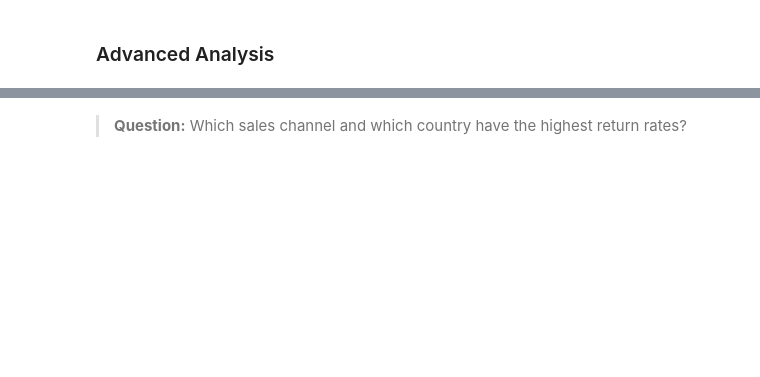
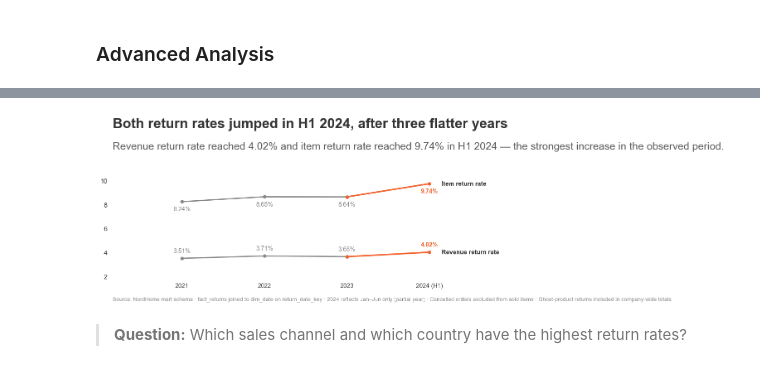
Before and after one commit to eileenheyer-cyber/nordhome_retail_analytics, a Jupyter notebook: 04_EDA/nordhome_eda.ipynb, the cells around one changed output, grey strips where cells are left out. Drawn from its saved outputs; the diff is of its cells as text; code cells hidden in the pictures; blank space fills up the shorter version.

```diff
--- a/04_EDA/nordhome_eda.ipynb
+++ b/04_EDA/nordhome_eda.ipynb
@@ -3011,3 +2964,99 @@ print(df_return_trend.to_string(index=False))
+# %%
+returned_trend = pd.read_sql("""
+    WITH yearly_returns AS (
+        SELECT
+            dd.year,
+            SUM(fr.refund_amount) AS returned_revenue,
+            COUNT(*) AS returned_items
+        FROM mart.fact_returns fr
+        LEFT JOIN mart.dim_date dd ON fr.return_date_key = dd.date_key
+        GROUP BY dd.year
+    ),
+    yearly_items AS (
+        SELECT
+            dd.year,
+            COUNT(*) AS total_order_items,
+            SUM(foi.line_total) AS total_revenue
+        FROM mart.fact_order_items foi
+        LEFT JOIN mart.dim_date dd ON foi.order_date_key = dd.date_key
+        WHERE foi.order_status <> 'Cancelled'
+        GROUP BY dd.year
+    )
+    SELECT
+        yr.year,
+        ROUND(COALESCE(yr.returned_items, 0)::NUMERIC * 100 / NULLIF(yi.total_order_items, 0), 2) AS item_return_rate,
+        ROUND(COALESCE(yr.returned_revenue, 0) * 100 / NULLIF(yi.total_revenue, 0), 2) AS revenue_return_rate
+    FROM yearly_returns yr
+    LEFT JOIN yearly_items yi ON yr.year = yi.year
+    ORDER BY yr.year
+""", engine)
+
+returned_trend
+
+import base_style
+importlib.reload(base_style)
+from base_style import apply_layout, add_title_subtitle, ORANGE, GREY_TEXT
+
+years        = returned_trend["year"].tolist()
+revenue_rate = returned_trend["revenue_return_rate"].tolist()
+item_rate    = returned_trend["item_return_rate"].tolist()
+
+fig, ax = plt.subplots(figsize=(10, 6))
+apply_layout(fig)
+
+def plot_series(x, y):
+    # Grey for the 2021-2023 run, accent only on the 2023-2024 jump
+    ax.plot(x[:-1], y[:-1], color=GREY_TEXT, linewidth=2, marker="o", markersize=5)
+    ax.plot(x[-2:], y[-2:], color=ORANGE, linewidth=2.5, marker="o", markersize=5)
+
+plot_series(years, revenue_rate)
+plot_series(years, item_rate)
+
+for i, (x, y) in enumerate(zip(years, revenue_rate)):
+    peak = i == len(years) - 1
+    ax.annotate(f"{y:.2f}%", (x, y), textcoords="offset points", xytext=(0, 10),
+                ha="center", fontsize=10.5,
+                color=ORANGE if peak else GREY_TEXT,
+                fontweight="bold" if peak else "normal")
+
+for i, (x, y) in enumerate(zip(years, item_rate)):
+    peak = i == len(years) - 1
+    ax.annotate(f"{y:.2f}%", (x, y), textcoords="offset points", xytext=(0, -16),
+                ha="center", fontsize=10.5,
+                color=ORANGE if peak else GREY_TEXT,
+                fontweight="bold" if peak else "normal")
+
+# Direct series labels, neutral color — color's job here is "recent change," not series identity
+ax.text(years[-1] + 0.15, revenue_rate[-1], "Revenue return rate",
+        color="#333333", fontsize=10.5, fontweight="bold", va="center")
+ax.text(years[-1] + 0.15, item_rate[-1], "Item return rate",
+        color="#333333", fontsize=10.5, fontweight="bold", va="center")
+
+ax.set_xticks(years)
+ax.set_xticklabels(["2021", "2022", "2023", "2024 (H1)"])
+ax.xaxis.grid(False)
+ax.yaxis.grid(False)
+for spine in ax.spines.values():
+    spine.set_visible(False)
+ax.tick_params(axis="x", labelsize=10.5, colors="#444444", length=0)
+ax.margins(x=0.28, y=0.3)
+
+add_title_subtitle(
+    ax,
+    "Both return rates jumped in H1 2024, after three flatter years",
+    "Revenue return rate reached 4.02% and item return rate reached 9.74% in H1 2024 — the strongest increase in the observed period."
+)
+
+fig.text(0.05, 0.02,
+         "Source: NordHome mart schema \u00b7 fact_returns joined to dim_date on return_date_key \u00b7 "
+         "2024 reflects Jan\u2013Jun only (partial year) \u00b7 Cancelled orders excluded from sold items \u00b7 "
+         "Ghost-product returns included in company-wide totals",
+         fontsize=9.5, color=GREY_TEXT)
+
+plt.savefig("figures/return_rate_trend_item_vs_revenue.png", dpi=150, bbox_inches="tight")
+plt.show()
+# %% [output]
+[figure, added]
 # %% [markdown]
 > **Question:** Which sales channel and which country have the highest return rates?
 # %%
```
Also changed, not shown: parts of 4 cells of this notebook, 3 other files.
